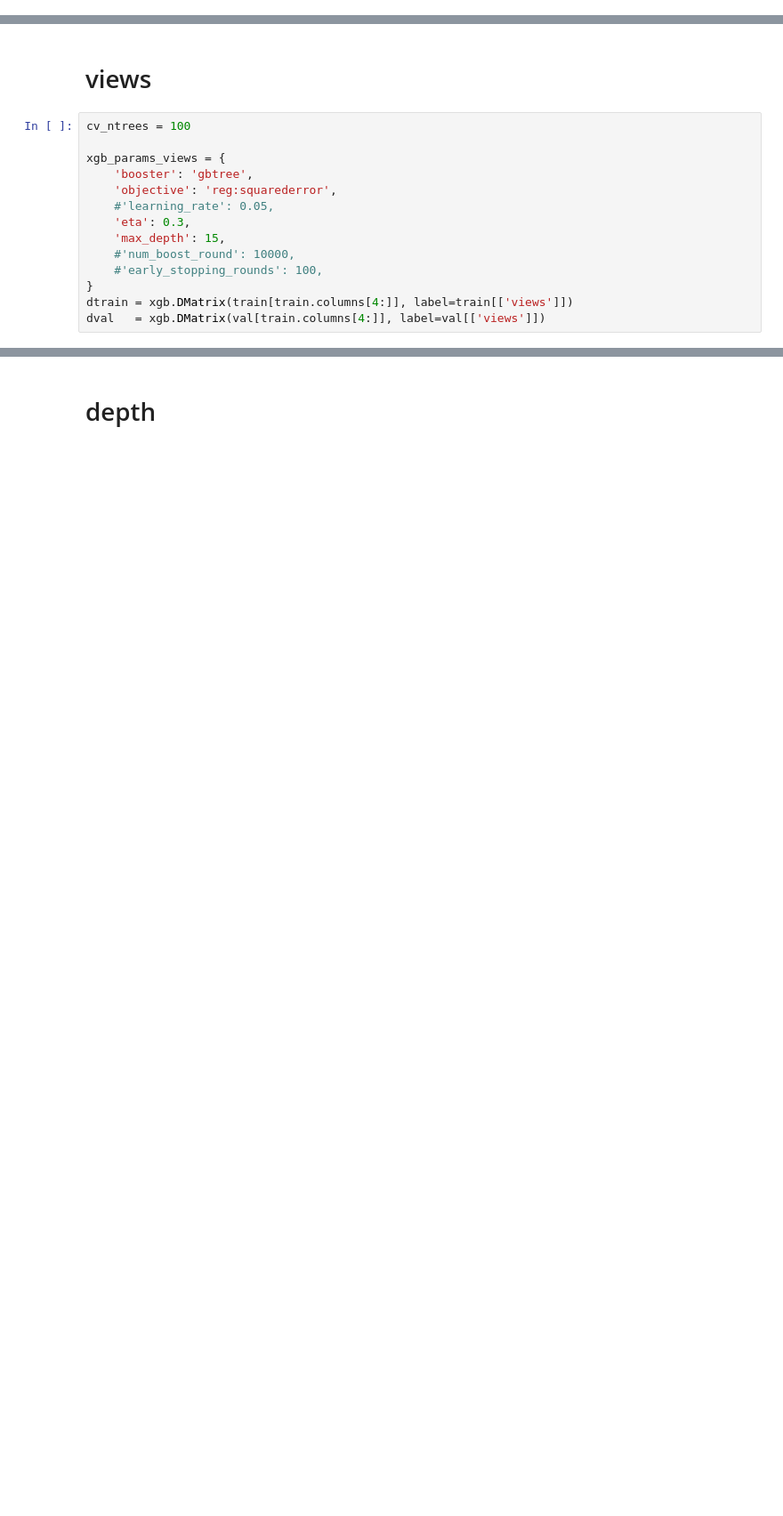
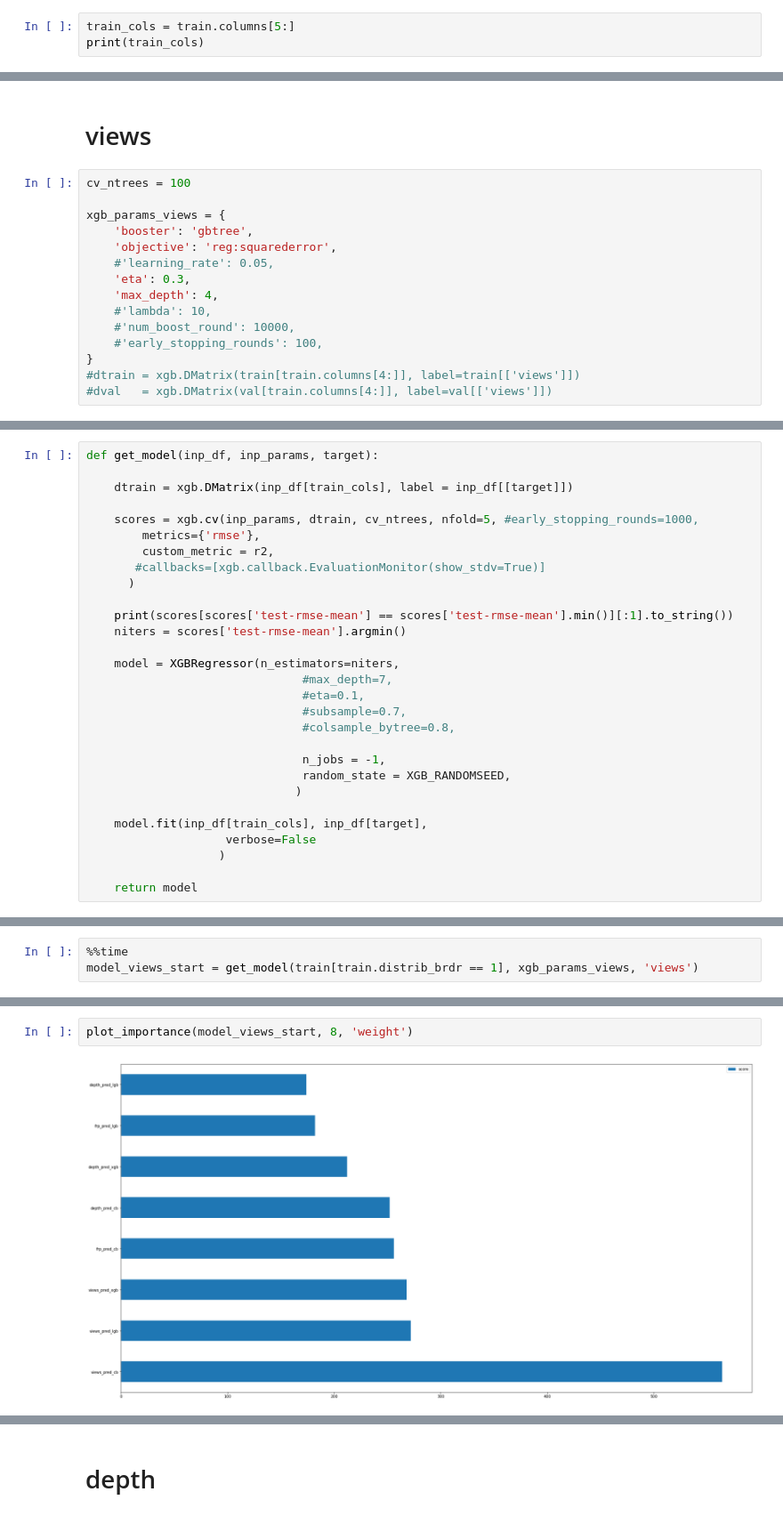
Before and after one commit to v010ch/hackai_moscow_22_top_news, a Jupyter notebook: 999step_concat_submits.ipynb, the cells around one changed output, grey strips where cells are left out. Shown: that part at 89% size. Drawn from its saved outputs; the diff is of its cells as text; blank space fills up the shorter version.

```diff
--- a/999step_concat_submits.ipynb
+++ b/999step_concat_submits.ipynb
@@ -138,2 +170,5 @@ Index(['views_pred_cb', 'depth_pred_cb', 'frp_pred_cb', 'views_pred_xgb',
 # %% [markdown]
 # нормализуем
+# %%
+train_cols = train.columns[5:]
+print(train_cols)
@@ -166,9 +207,10 @@ xgb_params_views = {
     'objective': 'reg:squarederror',
     #'learning_rate': 0.05,
     'eta': 0.3,
-    'max_depth': 15,
+    'max_depth': 4,
+    #'lambda': 10,
     #'num_boost_round': 10000,
     #'early_stopping_rounds': 100,
 }
-dtrain = xgb.DMatrix(train[train.columns[4:]], label=train[['views']])
-dval   = xgb.DMatrix(val[train.columns[4:]], label=val[['views']])
+#dtrain = xgb.DMatrix(train[train.columns[4:]], label=train[['views']])
+#dval   = xgb.DMatrix(val[train.columns[4:]], label=val[['views']])
@@ -232,0 +217,29 @@ plot_importance(xgb_model_views, 30, 'weight')
+# %%
+def get_model(inp_df, inp_params, target):
+
+    dtrain = xgb.DMatrix(inp_df[train_cols], label = inp_df[[target]])
+
+    scores = xgb.cv(inp_params, dtrain, cv_ntrees, nfold=5, #early_stopping_rounds=1000,
+        metrics={'rmse'},
+        custom_metric = r2,
+       #callbacks=[xgb.callback.EvaluationMonitor(show_stdv=True)]
+      )
+
+    print(scores[scores['test-rmse-mean'] == scores['test-rmse-mean'].min()][:1].to_string())
+    niters = scores['test-rmse-mean'].argmin()
+
+    model = XGBRegressor(n_estimators=niters,
+                               #max_depth=7,
+                               #eta=0.1,
+                               #subsample=0.7,
+                               #colsample_bytree=0.8,
+
+                               n_jobs = -1,
+                               random_state = XGB_RANDOMSEED,
+                              )
+
+    model.fit(inp_df[train_cols], inp_df[target],
+                    verbose=False
+                   )
+
+    return model
@@ -232,0 +258,3 @@ plot_importance(xgb_model_views, 30, 'weight')
+# %%
+%%time
+model_views_start = get_model(train[train.distrib_brdr == 1], xgb_params_views, 'views')
@@ -232,0 +265,4 @@ plot_importance(xgb_model_views, 30, 'weight')
+# %%
+plot_importance(model_views_start, 8, 'weight')
+# %% [output]
+[figure, added]
```
Also changed, not shown: parts of 72 cells of this notebook, 15 other files.
